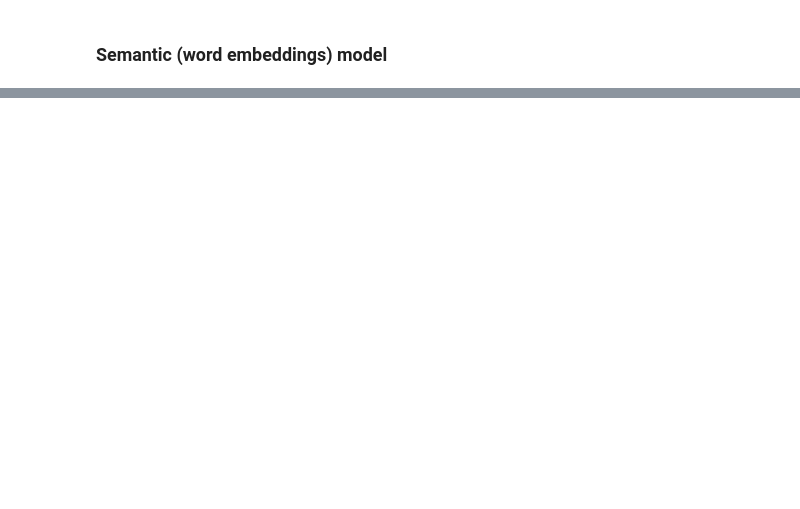
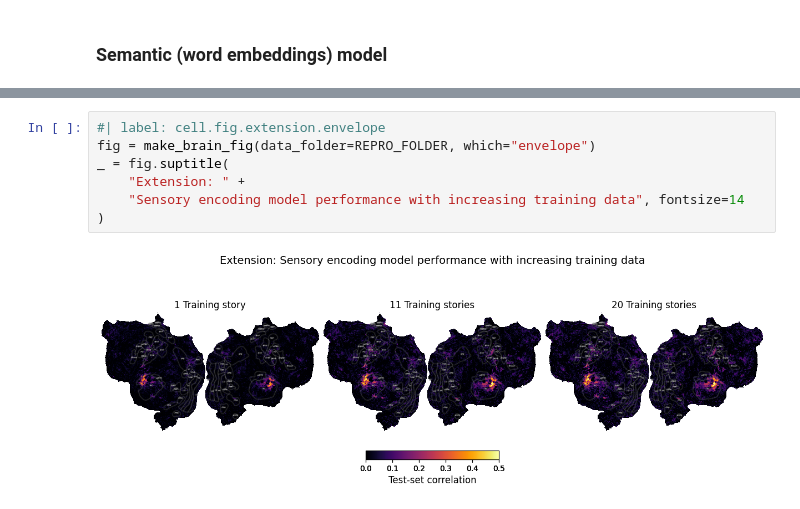
Before and after one commit to KristijanArmeni/encoders_report, a Jupyter notebook: notebook.ipynb, the cells around one changed output, grey strips where cells are left out. Drawn from its saved outputs; the diff is of its cells as text; blank space fills up the shorter version.

```diff
--- a/notebook.ipynb
+++ b/notebook.ipynb
@@ -36,0 +65,9 @@ fig = make_figure(run_dir=datafolder, which="envelope")
+# %%
+#| label: cell.fig.extension.envelope
+fig = make_brain_fig(data_folder=REPRO_FOLDER, which="envelope")
+_ = fig.suptitle(
+    "Extension: " +
+    "Sensory encoding model performance with increasing training data", fontsize=14
+)
+# %% [output]
+[figure, added]
```
Also changed, not shown: parts of 12 cells of this notebook, 2 other files.
